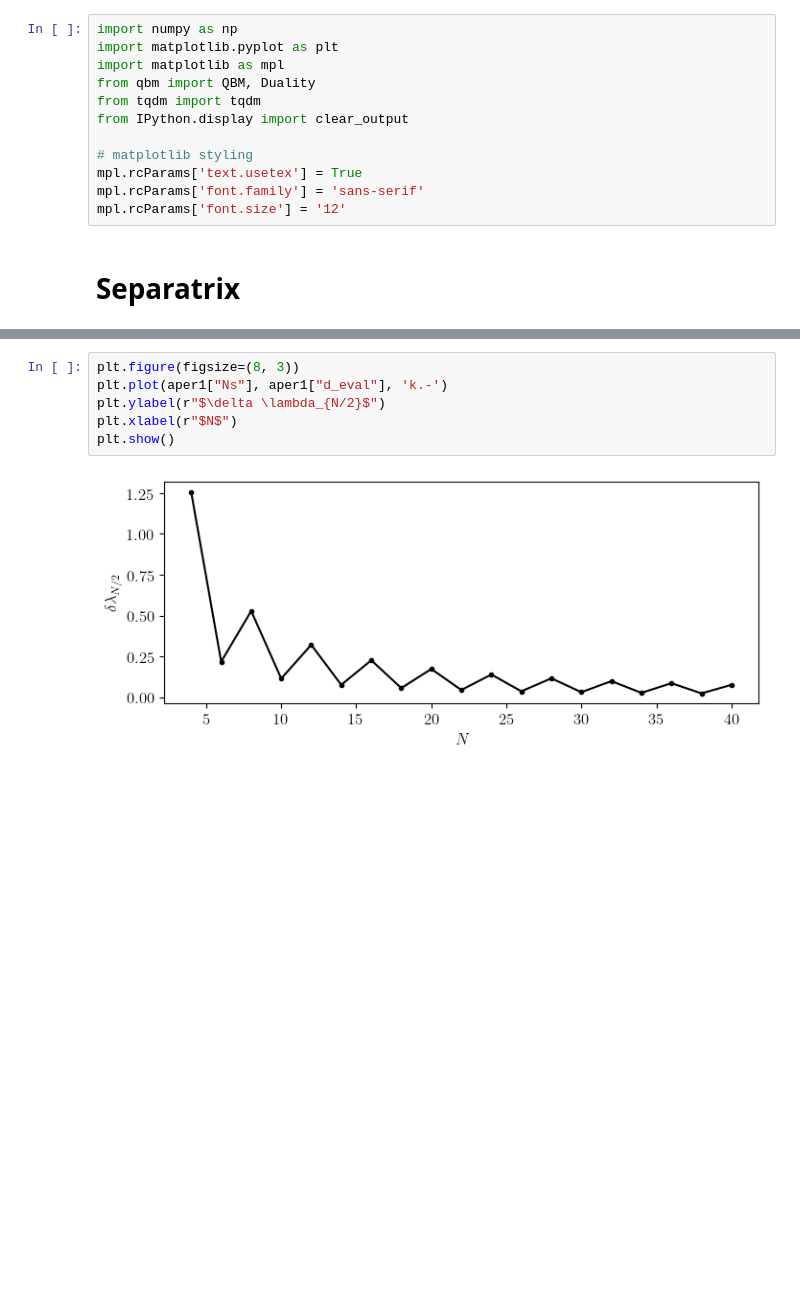
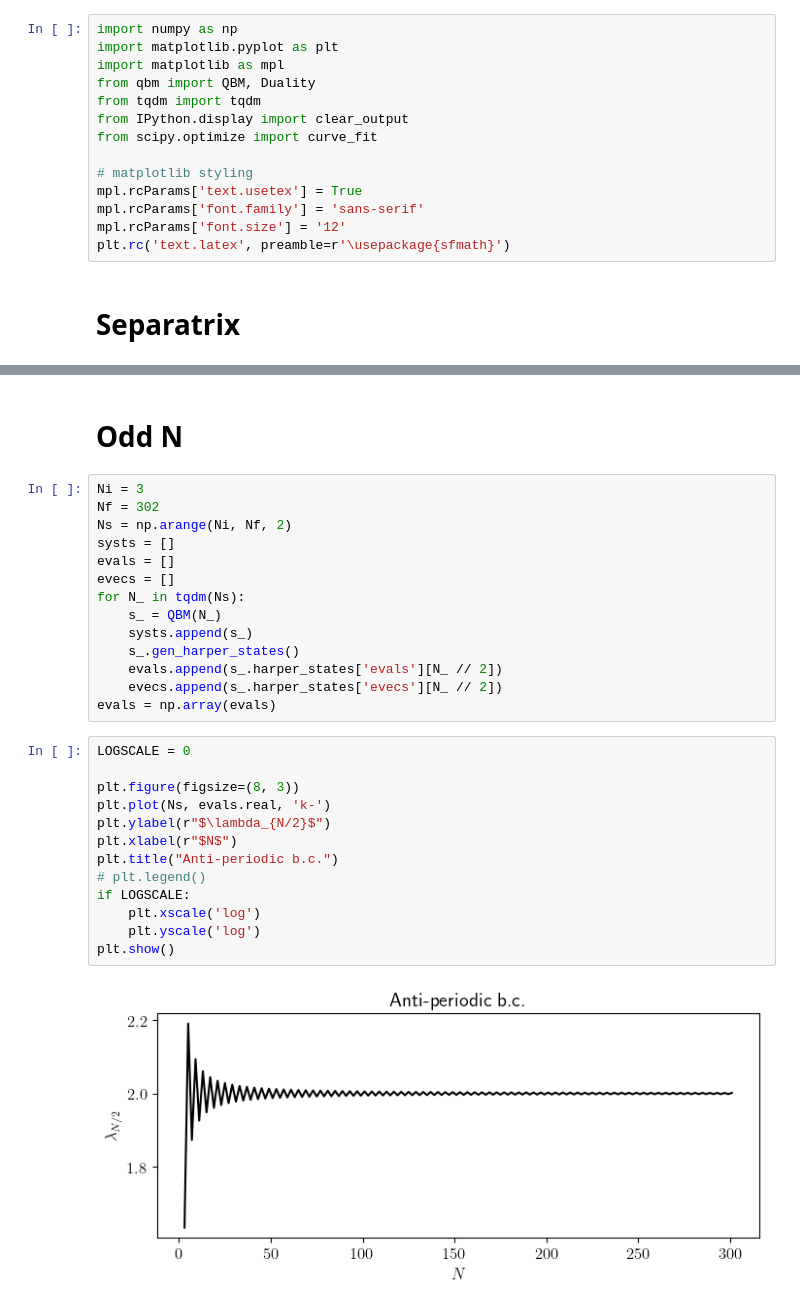
Before and after one commit to IBArbitrary/qbm, a Jupyter notebook: qbm-periodic.ipynb, the cells around one changed output, grey strips where cells are left out. Cells and saved outputs as stored; diff of their text form; blank space fills up the shorter version.

```diff
--- a/qbm-periodic.ipynb
+++ b/qbm-periodic.ipynb
@@ -5,11 +5,13 @@ import matplotlib as mpl
 from qbm import QBM, Duality
 from tqdm import tqdm
 from IPython.display import clear_output
+from scipy.optimize import curve_fit
 
 # matplotlib styling
 mpl.rcParams['text.usetex'] = True
 mpl.rcParams['font.family'] = 'sans-serif'
 mpl.rcParams['font.size'] = '12'
+plt.rc('text.latex', preamble=r'\usepackage{sfmath}')
 # %% [markdown]
 # Separatrix
 # %%
@@ -40,8 +91,31 @@ per1 = deigvsN(4, 41, 0)
+# %% [markdown]
+# Odd N
+# %%
+Ni = 3
+Nf = 302
+Ns = np.arange(Ni, Nf, 2)
+systs = []
+evals = []
+evecs = []
+for N_ in tqdm(Ns):
+    s_ = QBM(N_)
+    systs.append(s_)
+    s_.gen_harper_states()
+    evals.append(s_.harper_states['evals'][N_ // 2])
+    evecs.append(s_.harper_states['evecs'][N_ // 2])
+evals = np.array(evals)
 # %%
+LOGSCALE = 0
+
 plt.figure(figsize=(8, 3))
-plt.plot(aper1["Ns"], aper1["d_eval"], 'k.-')
-plt.ylabel(r"$\delta \lambda_{N/2}$")
+plt.plot(Ns, evals.real, 'k-')
+plt.ylabel(r"$\lambda_{N/2}$")
 plt.xlabel(r"$N$")
+plt.title("Anti-periodic b.c.")
+# plt.legend()
+if LOGSCALE:
+    plt.xscale('log')
+    plt.yscale('log')
 plt.show()
 # %% [output]
-[figure, old version]
+[figure, new version]
```
Also changed, not shown: parts of 31 cells of this notebook, 8 other files.
